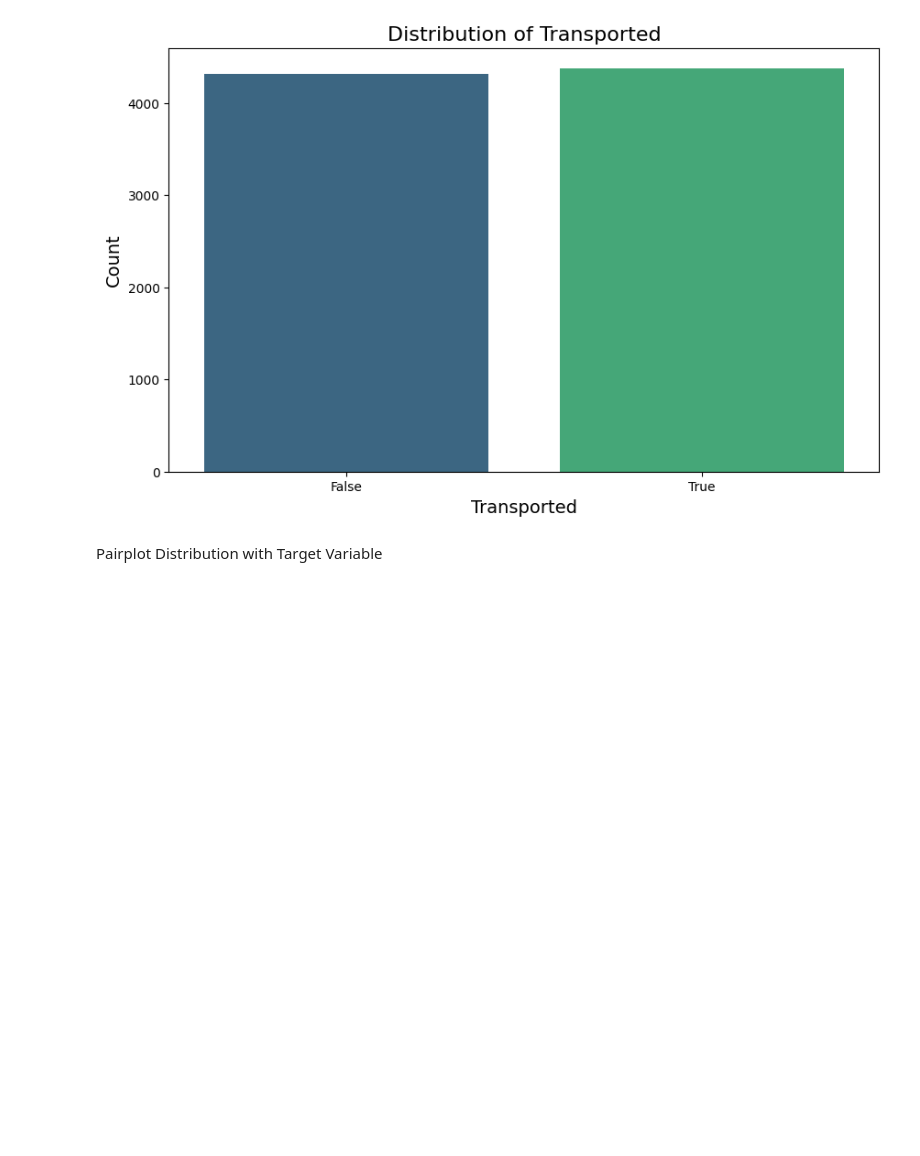
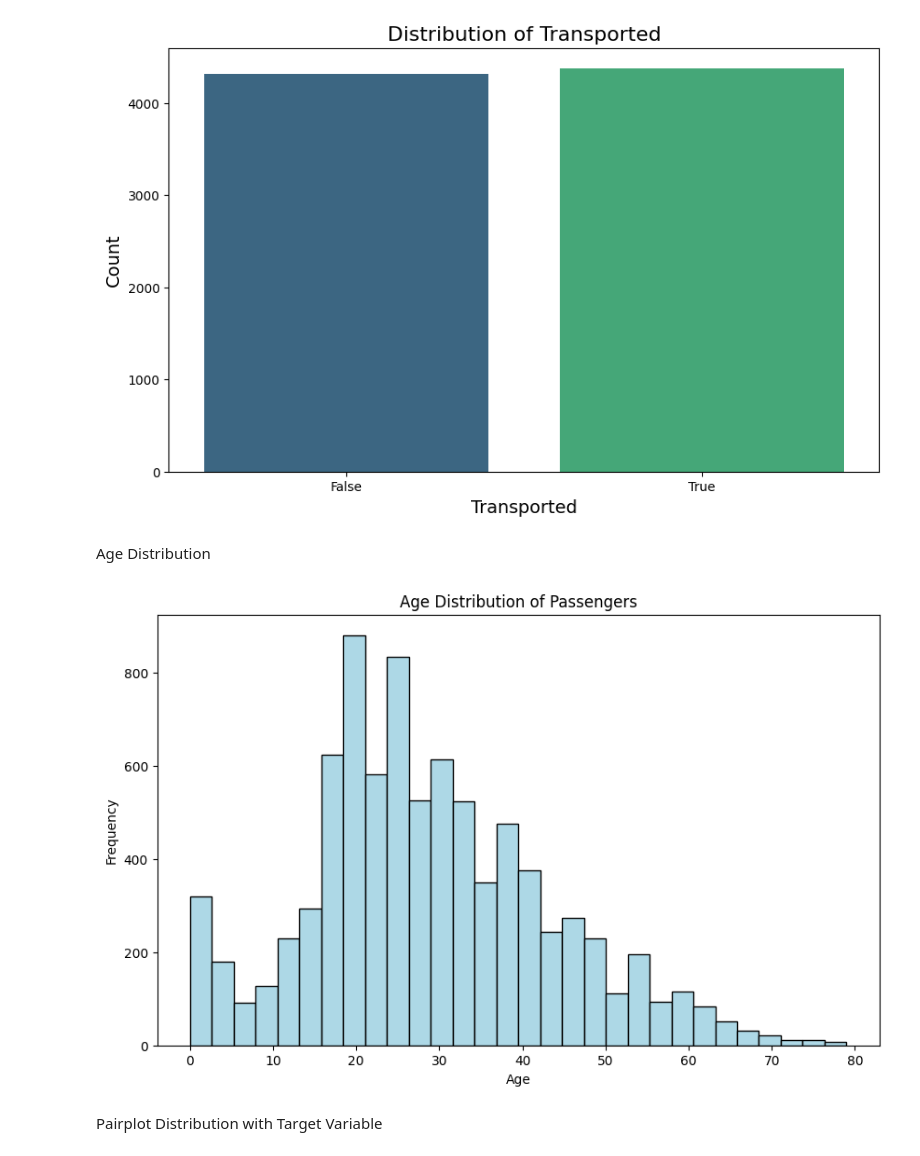
Before and after one commit to 7PAM2015-0509-2023-GROUP5/Kaggle_Challenge, a Jupyter notebook: Kaggle_Challenge_Notebook.ipynb, the cells around one changed output. Drawn from its saved outputs; the diff is of its cells as text; code cells hidden in the pictures; blank space fills up the shorter version.

```diff
--- a/Kaggle_Challenge_Notebook.ipynb
+++ b/Kaggle_Challenge_Notebook.ipynb
@@ -135,6 +135,18 @@ plt.ylabel('Count', fontsize=14)
 plt.show()
 # %% [output]
 [figure]
+# %% [markdown]
+Age Distribution
+# %%
+# Age Distribution of Passengers
+plt.figure(figsize=(10, 6))
+df_train['Age'].dropna().plot(kind='hist', bins=30, color='lightblue', edgecolor='black')
+plt.title('Age Distribution of Passengers')
+plt.xlabel('Age')
+plt.ylabel('Frequency')
+plt.show()
+# %% [output]
+[figure, added]
 # %% [markdown]
 Pairplot Distribution with Target Variable
 # %%
```
Also changed, not shown: parts of 1 cell of this notebook.
